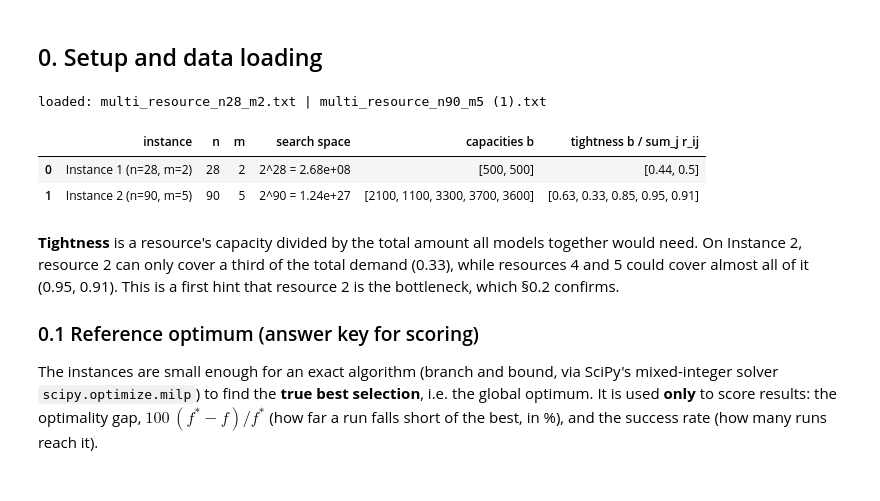
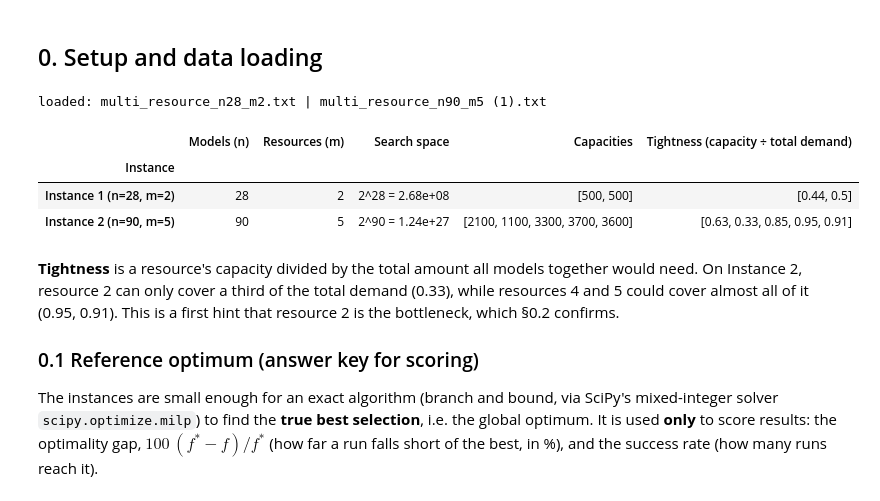
Before and after one commit to BarnabasSzalay232430/Artificial-Intelligence, a Jupyter notebook: Metaheuristics_Workload_Allocation.ipynb, the cells around one changed output. Saved outputs shown, nothing was run; the diff lists cells and outputs as text; code cells hidden in the pictures.

```diff
--- a/Metaheuristics_Workload_Allocation.ipynb
+++ b/Metaheuristics_Workload_Allocation.ipynb
@@ -58,40 +58,41 @@ class Instance:
 def load(path, name):
     """Load an instance file with the provided helper, sanity-check it, and return an Instance."""
     n, m, p, R, b = load_workload_instance(path)
     assert p.shape == (n,) and R.shape == (m, n) and b.shape == (m,)     # shapes match n and m
     assert (R >= 0).all() and (p > 0).all()                              # no negative values
     assert (R <= b[:, None]).all(), "every single model fits on its own"
     return Instance(name, n, m, p, R, b)
 
 def find_data_file(*names, folders=(".", "data")):
     """Return the path of the first matching data file, looking next to the notebook and in ./data.
 
     Several names can be given because Canvas downloads sometimes add " (1)" to the file name.
     Raises FileNotFoundError if none is found.
     """
     for folder in folders:
         for name in names:
             path = Path(folder) / name
             if path.exists():
                 return str(path)
     raise FileNotFoundError(f"Cannot find {names[0]}. Place it in the same folder as this notebook.")
 
 I1 = load(find_data_file("multi_resource_n28_m2.txt"), "Instance 1 (n=28, m=2)")
 I2 = load(find_data_file("multi_resource_n90_m5.txt", "multi_resource_n90_m5 (1).txt"), "Instance 2 (n=90, m=5)")
 print("loaded:", find_data_file("multi_resource_n28_m2.txt"), "|",
       find_data_file("multi_resource_n90_m5.txt", "multi_resource_n90_m5 (1).txt"))
 
 # Overview table. "tightness" = capacity / total demand of all models (lower = scarcer resource)
 pd.DataFrame([{
-    "instance": I.name, "n": I.n, "m": I.m, "search space": f"2^{I.n} = {2.0**I.n:.2e}",
-    "capacities b": I.b.astype(int).tolist(),
-    "tightness  b / sum_j r_ij": np.round(I.b / I.R.sum(1), 2).tolist(),
-} for I in (I1, I2)])
+    "Instance": I.name, "Models (n)": I.n, "Resources (m)": I.m, "Search space": f"2^{I.n} = {2.0**I.n:.2e}",
+    "Capacities": I.b.astype(int).tolist(),
+    "Tightness (capacity ÷ total demand)": np.round(I.b / I.R.sum(1), 2).tolist(),
+} for I in (I1, I2)]).set_index("Instance")
 # %% [output]
 loaded: multi_resource_n28_m2.txt | multi_resource_n90_m5 (1).txt
-|  | instance | n | m | search space | capacities b | tightness b / sum_j r_ij |
-| 0 | Instance 1 (n=28, m=2) | 28 | 2 | 2^28 = 2.68e+08 | [500, 500] | [0.44, 0.5] |
-| 1 | Instance 2 (n=90, m=5) | 90 | 5 | 2^90 = 1.24e+27 | [2100, 1100, 3300, 3700, 3600] | [0.63, 0.33, 0.85, 0.95, 0.91] |
+|  | Models (n) | Resources (m) | Search space | Capacities | Tightness (capacity ÷ total demand) |
+| Instance |  |  |  |  |  |
+| Instance 1 (n=28, m=2) | 28 | 2 | 2^28 = 2.68e+08 | [500, 500] | [0.44, 0.5] |
+| Instance 2 (n=90, m=5) | 90 | 5 | 2^90 = 1.24e+27 | [2100, 1100, 3300, 3700, 3600] | [0.63, 0.33, 0.85, 0.95, 0.91] |
 # %% [markdown]
 **Tightness** is a resource's capacity divided by the total amount all models together would need. On Instance 2, resource 2 can only cover a third of the total demand (0.33), while resources 4 and 5 could cover almost all of it (0.95, 0.91). This is a first hint that resource 2 is the bottleneck, which §0.2 confirms.
 
```
Also changed, not shown: parts of 24 cells of this notebook, 1 other file.
